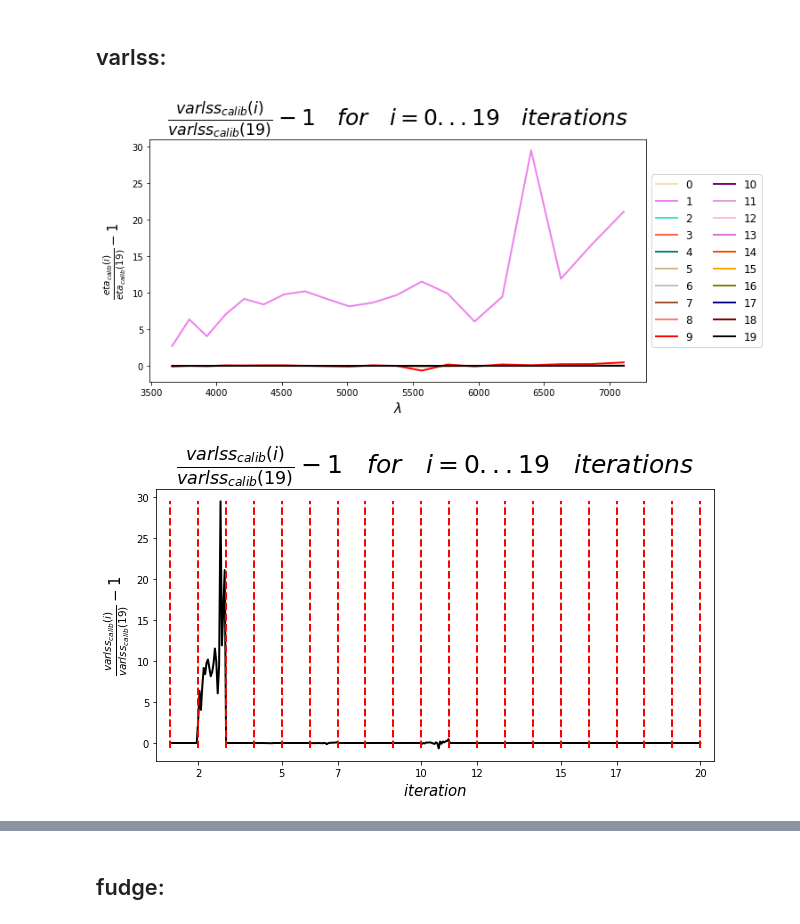
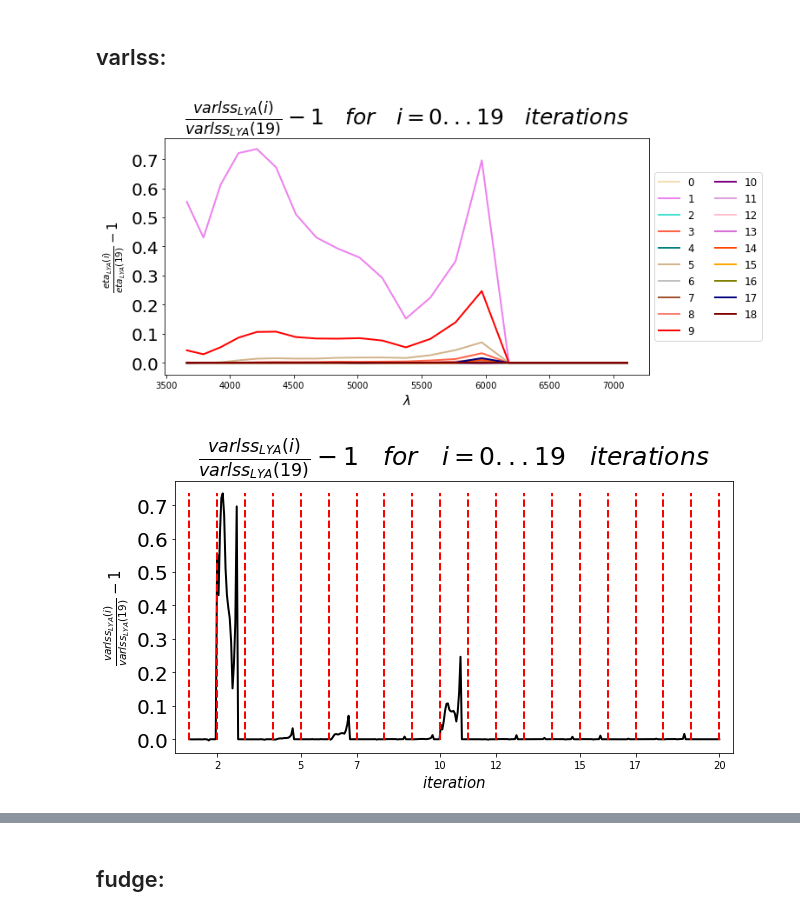
Before and after one commit to moonlovist/Picca_convergence_check, a Jupyter notebook: picca_convergence.ipynb, the cells around one changed output, grey strips where cells are left out. Saved outputs shown, nothing was run; the diff lists cells and outputs as text; code cells hidden in the pictures.

```diff
--- a/picca_convergence.ipynb
+++ b/picca_convergence.ipynb
@@ -81,9 +81,9 @@ for index in range(19):
 # %%
 plt.figure()
-plt.title(r'$eta_{calib}(\lambda)\quad for\quad 20\quad iterations$', fontsize=25)
+plt.title(r'$eta_{LYA}(\lambda)\quad for\quad 20\quad iterations$', fontsize=25)
 for num,color in zip(range(19),colors[3:]):
-    plt.plot(10**loglam_calib[num],eta_calib[num],label = '%s'%num,color = color)
-plt.plot(10**loglam_calib[-1],eta_calib[-1],label = '19',color = 'black')
+    plt.plot(10**loglam_LYA[num],eta_LYA[num],label = '%s'%num,color = color)
+plt.plot(10**loglam_LYA[-1],eta_LYA[-1],label = '19',color = 'black')
 plt.xlabel(r'$\lambda$')
 plt.ylabel(r'$eta_{calib}$')
 plt.legend(loc='center left', bbox_to_anchor=(1.0, 0.5),ncol=2)
@@ -190,31 +129,32 @@ plt.show()
 ## varlss:
 # %%
 plt.figure()
-plt.title(r'$\frac{varlss_{calib}(i)}{varlss_{calib}(19)}-1\quad for\quad i=0...19\quad iterations$', fontsize=25)
+plt.title(r'$\frac{varlss_{LYA}(i)}{varlss_{LYA}(19)}-1\quad for\quad i=0...19\quad iterations$', fontsize=25)
 for num,color in zip(range(19),colors[3:]):
-    plt.plot(10**loglam_calib[num],var_lss_calib[num]/var_lss_calib[-1]-1,label = '%s'%num, color=color)
-plt.plot(10**loglam_calib[-1],var_lss_calib[-1]/var_lss_calib[-1]-1,label = '19',color = 'black')
+    plt.plot(10**loglam_LYA[num],var_lss_LYA[num]/var_lss_LYA[-1]-1,label = '%s'%num, color=color)
+#plt.plot(10**loglam_LYA[-1],var_lss_LYA[-1]/var_lss_LYA[-1]-1,label = '19',color = 'black')
 plt.xlabel(r'$\lambda$')
-plt.ylabel(r'$\frac{eta_{calib}(i)}{eta_{calib}(19)}-1$')
+plt.ylabel(r'$\frac{eta_{LYA}(i)}{eta_{LYA}(19)}-1$')
+plt.yticks(fontsize=20)
 plt.legend(loc='center left', bbox_to_anchor=(1.0, 0.5),ncol=2)
 plt.show()
 
 plt.figure()
-plt.title(r'$\frac{varlss_{calib}(i)}{varlss_{calib}(19)}-1\quad for\quad i=0...19\quad iterations$', fontsize=25)
-diff = np.array(var_lss_calib).reshape(-1)/np.tile(var_lss_calib[-1],19)-1
-plt.plot(np.linspace(1,20,len(np.array(eta_calib).reshape(-1))),diff,color='black')
+plt.title(r'$\frac{varlss_{LYA}(i)}{varlss_{LYA}(19)}-1\quad for\quad i=0...19\quad iterations$', fontsize=25)
+diff = np.array(var_lss_LYA).reshape(-1)/np.tile(var_lss_LYA[-1],19)-1
+plt.plot(np.linspace(1,20,len(np.array(eta_LYA).reshape(-1))),diff,color='black')
 for num in range(20):
     plt.plot([(num+1)]*100,np.linspace(min(diff),max(diff),100),color = 'red',linestyle='dashed')
 plt.xlabel(r'$iteration$')
-plt.ylabel(r'$\frac{varlss_{calib}(i)}{varlss_{calib}(19)}-1$')
-
+plt.ylabel(r'$\frac{varlss_{LYA}(i)}{varlss_{LYA}(19)}-1$')
+plt.yticks(fontsize=20)
 xint = []
 locs, labels = plt.xticks()
 for each in locs:
     xint.append(int(each))
 plt.xticks(xint)
 plt.xlim(0.5,20.5)
 plt.show()
 # %% [output]
-[figure, old version]
+[figure, new version]
-[figure, old version]
+[figure, new version]
```
Also changed, not shown: parts of 29 cells of this notebook.
